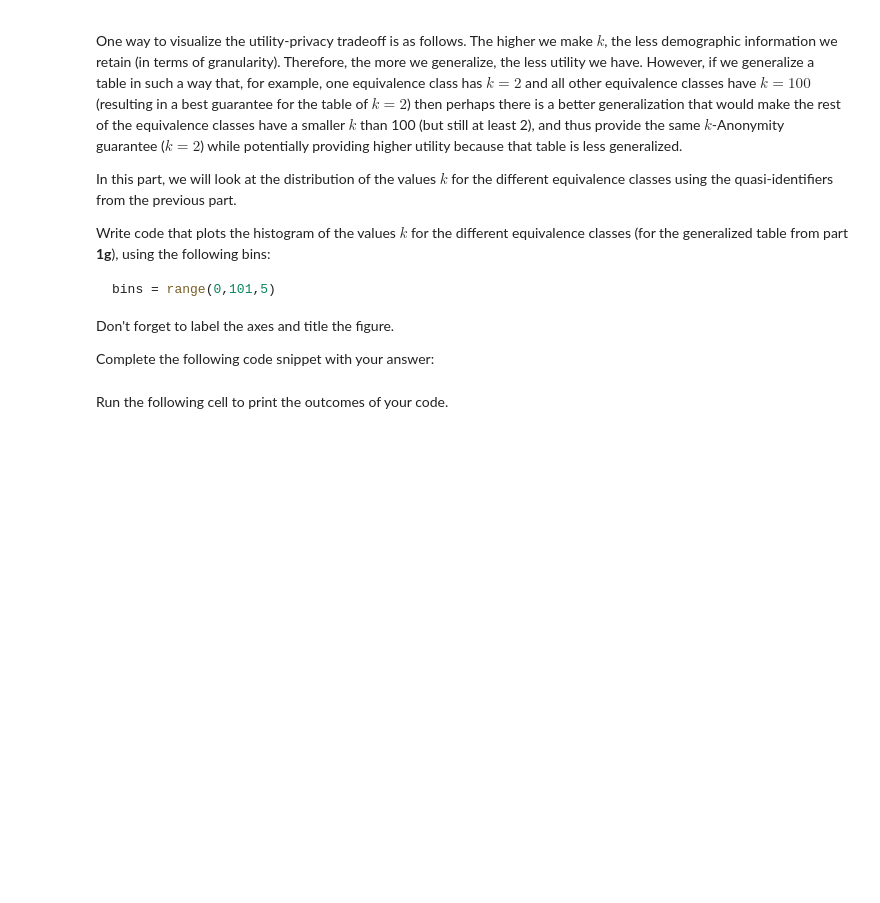
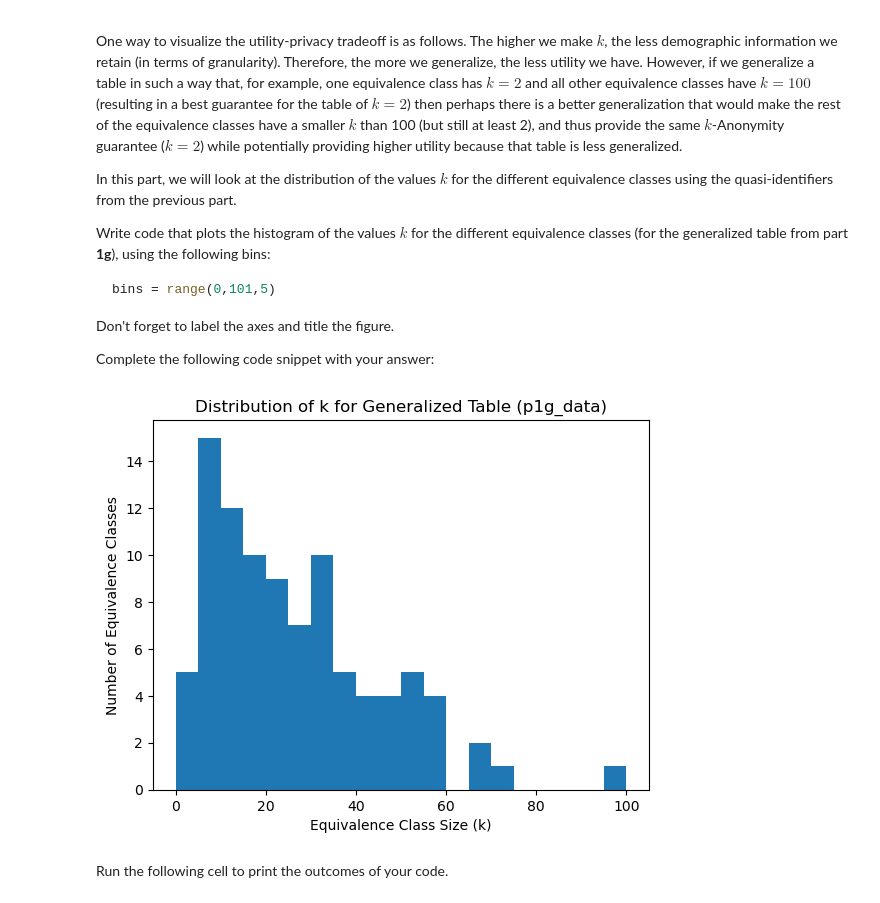
Before and after one commit to dawsofd/mids-datasci233-spring2026-lab2, a Jupyter notebook: Lab2_Dawson.ipynb, the cells around one changed output. Drawn from its saved outputs; the diff is of its cells as text; code cells hidden in the pictures; blank space fills up the shorter version.

```diff
--- a/Lab2_Dawson.ipynb
+++ b/Lab2_Dawson.ipynb
@@ -604,6 +734,30 @@ qID = ['Gender', 'Age', 'Marital_Status', 'Country_Birth', 'Race']
 p1g_data = Lab2_Data.copy()
 
 # Your solution goes here
+
+# Marital_Status Generalization
+# Keep 1 = Married, Keep 5= Never Married, Everything else = 7 ("Other")
+p1g_data.loc[~p1g_data["Marital_Status"].isin([1, 5]), "Marital_Status"] = 7
+
+# Race Generalization
+# Mexican American (1) and Other Hispanic (2) = 8 ("Hispanic")
+# Non-Hispanic Asian (6) and Other Race incl Multi-Racial (7) = 9 ("Other")
+p1g_data.loc[p1g_data["Race"].isin([1, 2]), "Race"] = 8
+p1g_data.loc[p1g_data["Race"].isin([6, 7]), "Race"] = 9
+
+# Age Generalization
+# 0-30 = 30
+# 31-40 = 40
+# 41-50 = 50
+# 51 -70 = 70
+p1g_data.loc[p1g_data["Age"] <= 30, "Age"] = 30
+p1g_data.loc[(p1g_data["Age"] >= 31) & (p1g_data["Age"] <= 40), "Age"] = 40
+p1g_data.loc[(p1g_data["Age"] >= 41) & (p1g_data["Age"] <= 50), "Age"] = 50
+p1g_data.loc[(p1g_data["Age"] >= 51) & (p1g_data["Age"] <= 70), "Age"] = 70
+
+# Country_Birth Generalization
+# Everything = 3 ("Earth")
+p1g_data["Country_Birth"] = 3
 # %% [markdown]
 Run the following cell to print the outcomes of your code.
 # %%
@@ -637,10 +797,23 @@ Complete the following code snippet with your answer:
 # %%
 # The bins
 bins = range(0,101,5)
 
 p1h_figure = pyplot.figure();
 
 # Your solution goes here
+p1g_k, p1g_eq_classes = kAnonymity_Analyze(p1g_data,['Gender', 'Age', 'Marital_Status', 'Country_Birth', 'Race'])
+
+k_values = p1g_eq_classes["k"]
+
+# Histogram
+pyplot.hist(k_values, bins=bins)
+pyplot.xlabel("Equivalence Class Size (k)")
+pyplot.ylabel("Number of Equivalence Classes")
+pyplot.title("Distribution of k for Generalized Table (p1g_data)")
+
+pyplot.show()
+# %% [output]
+[figure, added]
 # %% [markdown]
 Run the following cell to print the outcomes of your code.
 # %%
```
Also changed, not shown: parts of 13 cells of this notebook.
